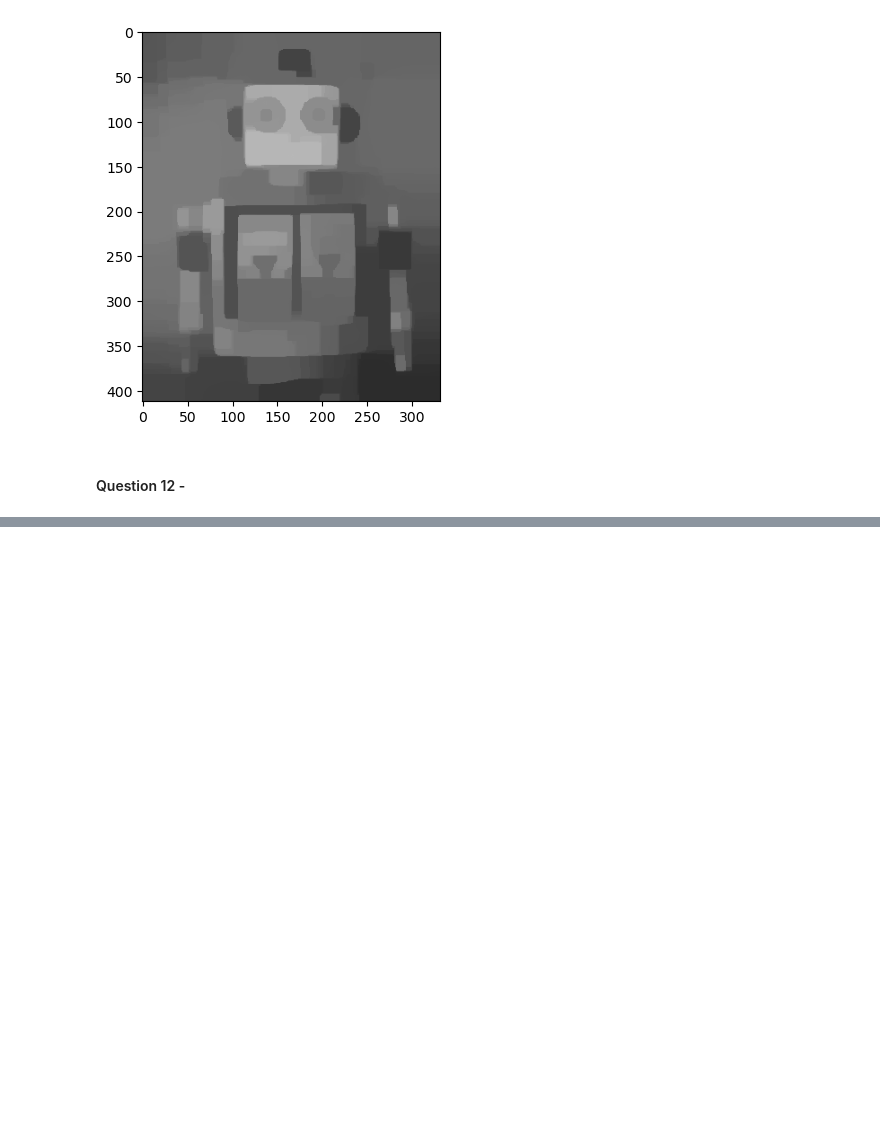
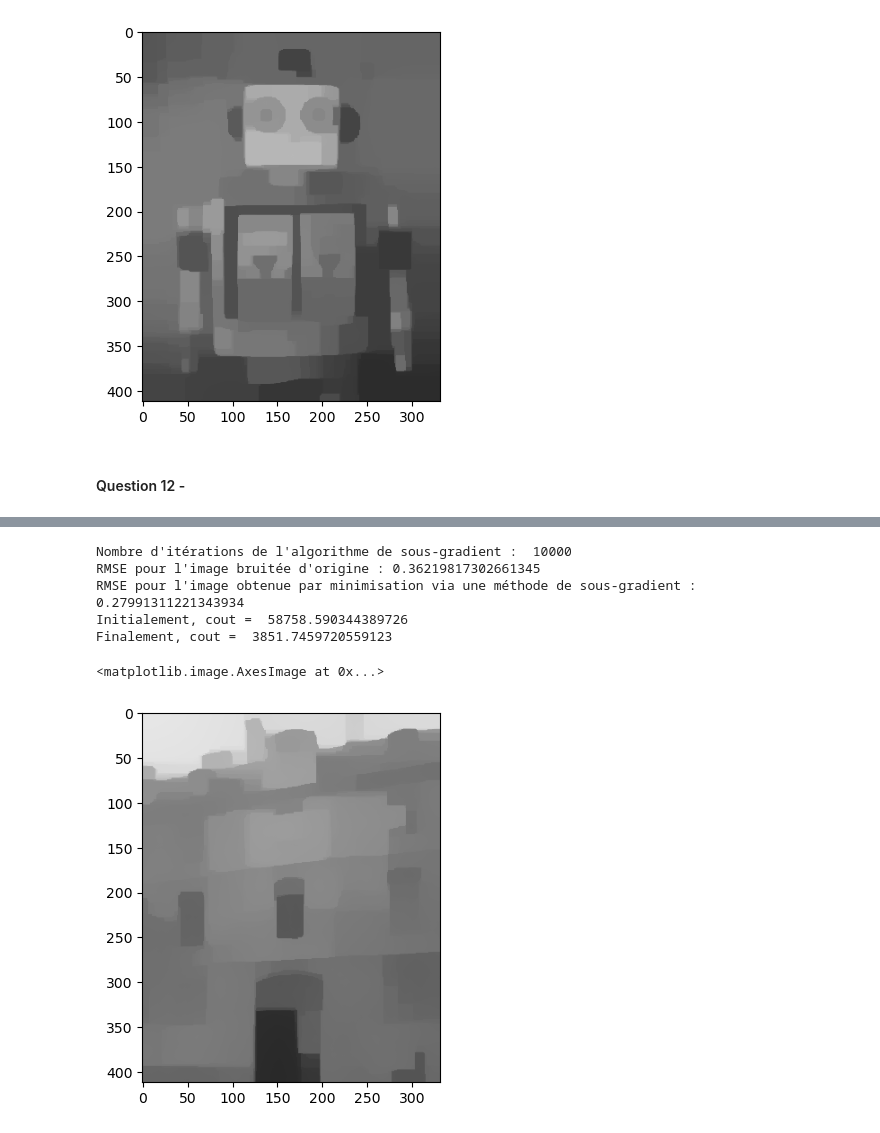
Before and after one commit to bavrillon/Projets_UE21, a Jupyter notebook: OPTI/OPTI_notebook.ipynb, the cells around one changed output, grey strips where cells are left out. Drawn from its saved outputs; the diff is of its cells as text; code cells hidden in the pictures; blank space fills up the shorter version.

```diff
--- a/OPTI/OPTI_notebook.ipynb
+++ b/OPTI/OPTI_notebook.ipynb
@@ -658 +653,13 @@ plt.imshow(matrice_to_image(img_bis_noise), cmap='gray')
+# %%
+
+def g(u):
+    res = u -img_bis_noise -divergence(np.sign(grad_img(u)))
+    return res
+
+def TV_L2(u):
+    difference =  u -img_bis_noise
+    terme_1 = 0.5*np.linalg.norm(difference.reshape(-1),2)**2
+    terme_2 = np.linalg.norm(grad_img(u).ravel(),1)
+    res = terme_1 + terme_2
+    return res
 # %% [markdown]
@@ -659,0 +667,23 @@ Commenter....
+# %%
+u_optim_sous_grad_bis,nb_iterations_bis = optim_sous_gradient(g, img_bis_noise)
+
+print("Nombre d'itérations de l'algorithme de sous-gradient : ",nb_iterations_bis)
+
+print(f"RMSE pour l'image bruitée d'origine : {RMSE(img_bis_noise)}")
+print(f"RMSE pour l'image obtenue par minimisation via une méthode de sous-gradient : {RMSE(u_optim_sous_grad_bis)}")
+
+cout_fin_sous_grad_bis = TV_L2(u_optim_sous_grad_bis)
+cout_ini_ter = TV_L2(img_bis_noise)
+
+print("Initialement, cout = ",cout_ini_ter)
+print("Finalement, cout = ", cout_fin_sous_grad_bis)
+
+plt.imshow(matrice_to_image(u_optim_sous_grad_bis), cmap='gray')
+# %% [output]
+Nombre d'itérations de l'algorithme de sous-gradient :  10000
+RMSE pour l'image bruitée d'origine : 0.36219817302661345
+RMSE pour l'image obtenue par minimisation via une méthode de sous-gradient : 0.27991311221343934
+Initialement, cout =  58758.590344389726
+Finalement, cout =  3851.7459720559123
+<matplotlib.image.AxesImage at 0x...>
+[figure, added]
```
Also changed, not shown: parts of 6 cells of this notebook, 1 other file.
